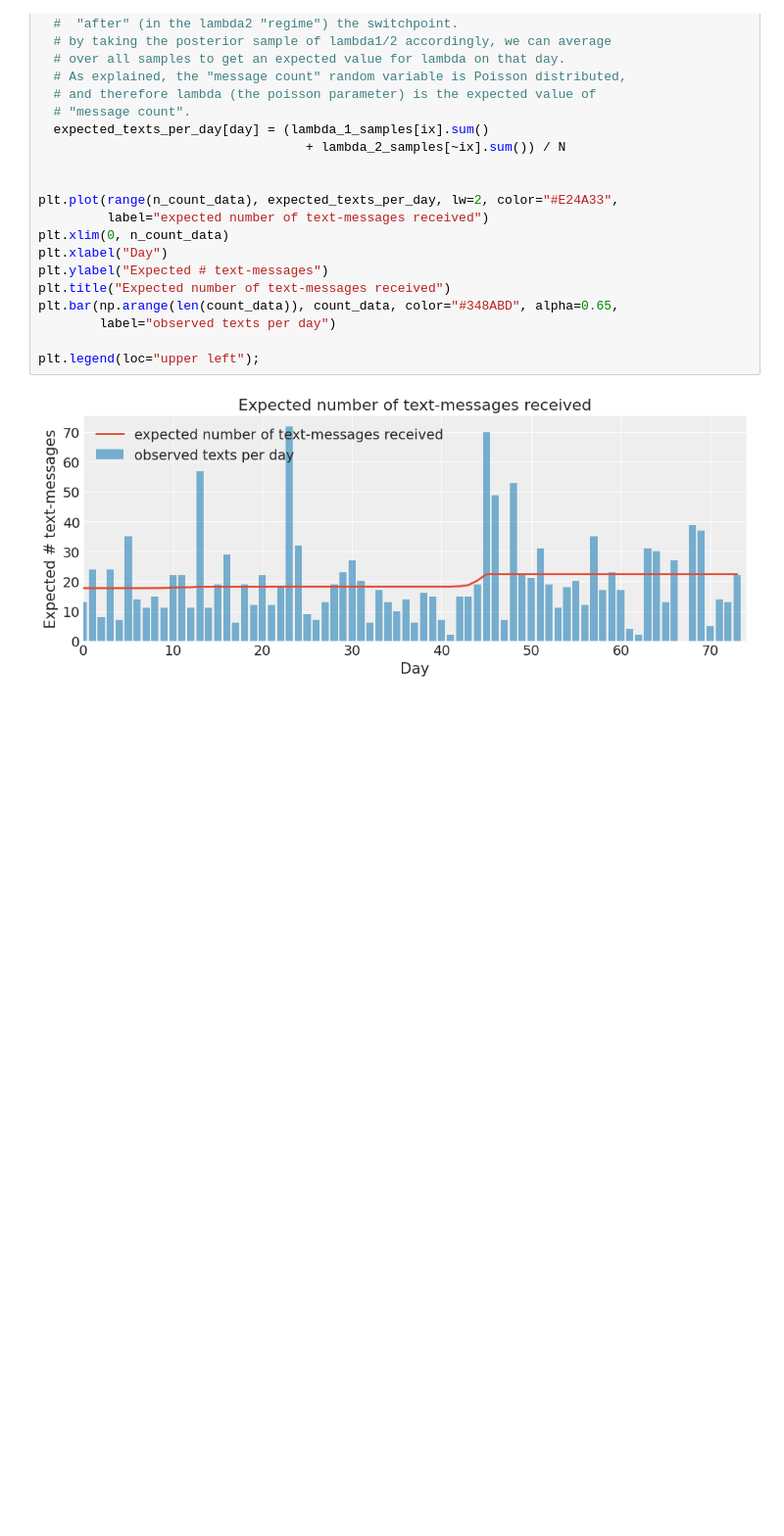
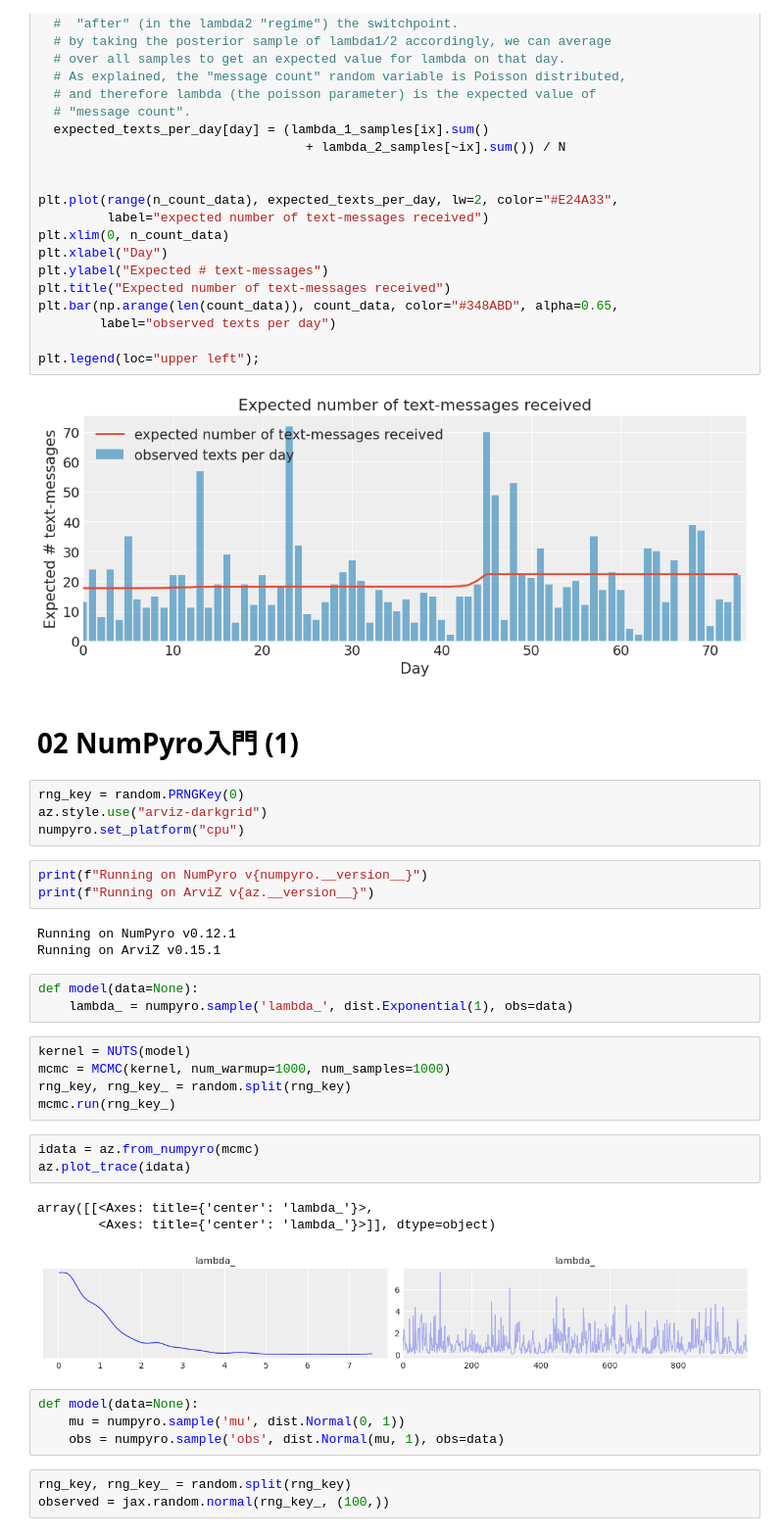
Before and after one commit to yoshihiroo/course2023-stats2, a Jupyter notebook: my_code.ipynb, the cells around one changed output. Shown: that part at 98% size. Cells and saved outputs as stored; diff of their text form; blank space fills up the shorter version.

```diff
--- a/my_code.ipynb
+++ b/my_code.ipynb
@@ -303,3 +255,37 @@ plt.bar(np.arange(len(count_data)), count_data, color="#348ABD", alpha=0.65,
 plt.legend(loc="upper left");
 # %% [output]
 [figure]
+# %% [markdown]
+# 02 NumPyro入門 (1)
+# %%
+rng_key = random.PRNGKey(0)
+az.style.use("arviz-darkgrid")
+numpyro.set_platform("cpu")
+# %%
+print(f"Running on NumPyro v{numpyro.__version__}")
+print(f"Running on ArviZ v{az.__version__}")
+# %% [output]
+Running on NumPyro v0.12.1
+Running on ArviZ v0.15.1
+# %%
+def model(data=None):
+    lambda_ = numpyro.sample('lambda_', dist.Exponential(1), obs=data)
+# %%
+kernel = NUTS(model)
+mcmc = MCMC(kernel, num_warmup=1000, num_samples=1000)
+rng_key, rng_key_ = random.split(rng_key)
+mcmc.run(rng_key_)
+# %%
+idata = az.from_numpyro(mcmc)
+az.plot_trace(idata)
+# %% [output]
+array([[<Axes: title={'center': 'lambda_'}>,
+        <Axes: title={'center': 'lambda_'}>]], dtype=object)
+[figure, added]
+# %%
+def model(data=None):
+    mu = numpyro.sample('mu', dist.Normal(0, 1))
+    obs = numpyro.sample('obs', dist.Normal(mu, 1), obs=data)
+# %%
+rng_key, rng_key_ = random.split(rng_key)
+observed = jax.random.normal(rng_key_, (100,))
```
Also changed, not shown: parts of 19 cells of this notebook.
